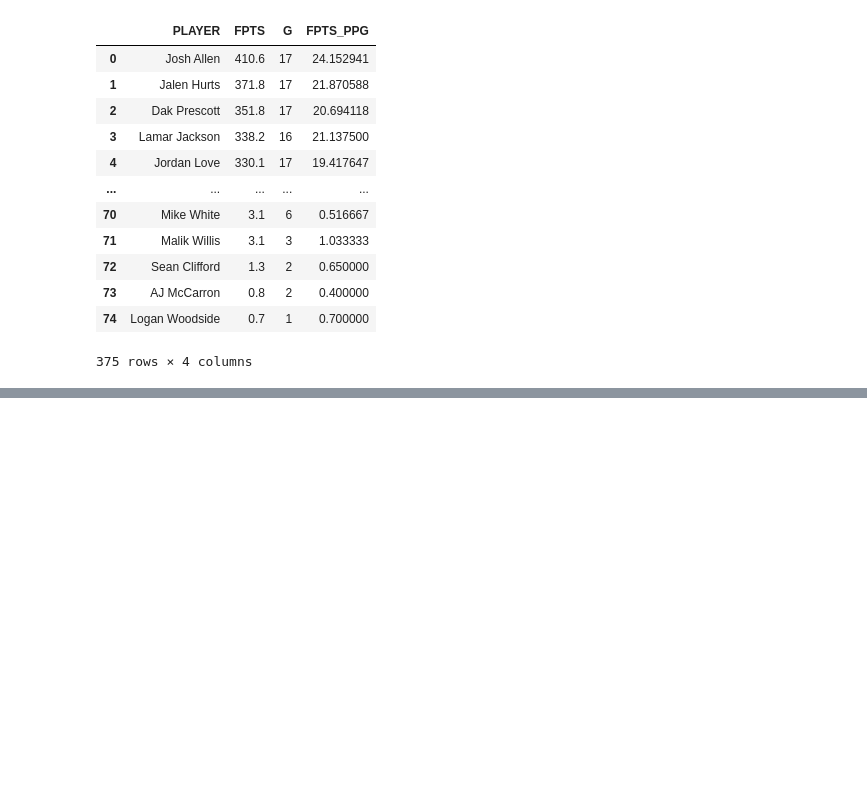
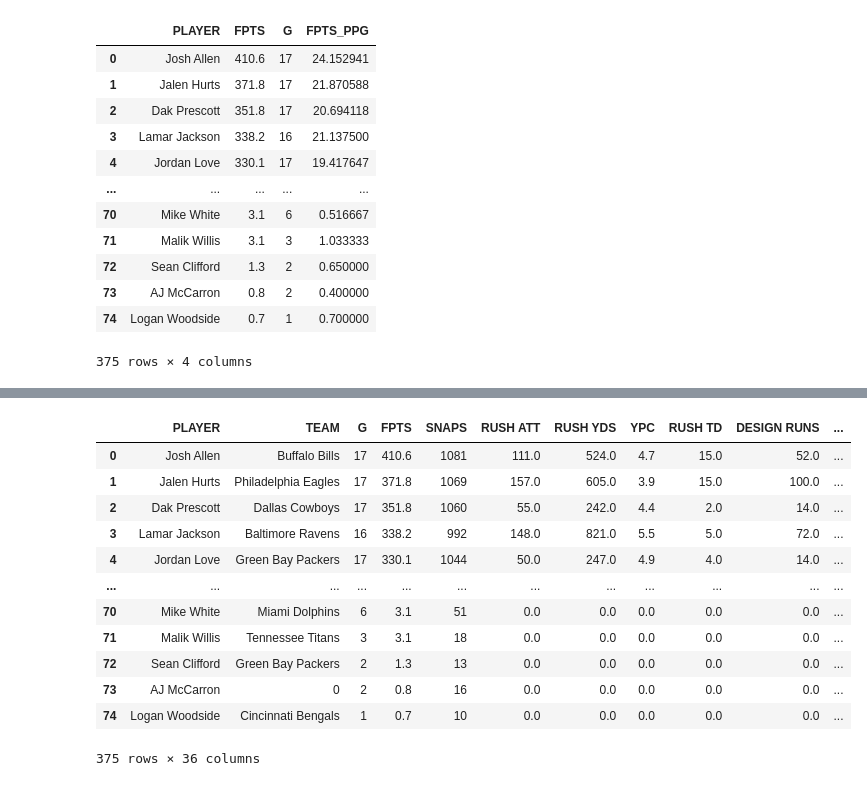
Before and after one commit to dschuler36/FFForecast, a Jupyter notebook: qb-model-building.ipynb, the cells around one changed output, grey strips where cells are left out. Saved outputs shown, nothing was run; the diff lists cells and outputs as text; code cells hidden in the pictures; blank space fills up the shorter version.

```diff
--- a/qb-model-building.ipynb
+++ b/qb-model-building.ipynb
@@ -74,0 +176,16 @@ target_var
+# %%
+data
+# %% [output]
+|  | PLAYER | TEAM | G | FPTS | SNAPS | RUSH ATT | RUSH YDS | YPC | RUSH TD | DESIGN RUNS | ... |
+| 0 | Josh Allen | Buffalo Bills | 17 | 410.6 | 1081 | 111.0 | 524.0 | 4.7 | 15.0 | 52.0 | ... |
+| 1 | Jalen Hurts | Philadelphia Eagles | 17 | 371.8 | 1069 | 157.0 | 605.0 | 3.9 | 15.0 | 100.0 | ... |
+| 2 | Dak Prescott | Dallas Cowboys | 17 | 351.8 | 1060 | 55.0 | 242.0 | 4.4 | 2.0 | 14.0 | ... |
+| 3 | Lamar Jackson | Baltimore Ravens | 16 | 338.2 | 992 | 148.0 | 821.0 | 5.5 | 5.0 | 72.0 | ... |
+| 4 | Jordan Love | Green Bay Packers | 17 | 330.1 | 1044 | 50.0 | 247.0 | 4.9 | 4.0 | 14.0 | ... |
+| ... | ... | ... | ... | ... | ... | ... | ... | ... | ... | ... | ... |
+| 70 | Mike White | Miami Dolphins | 6 | 3.1 | 51 | 0.0 | 0.0 | 0.0 | 0.0 | 0.0 | ... |
+| 71 | Malik Willis | Tennessee Titans | 3 | 3.1 | 18 | 0.0 | 0.0 | 0.0 | 0.0 | 0.0 | ... |
+| 72 | Sean Clifford | Green Bay Packers | 2 | 1.3 | 13 | 0.0 | 0.0 | 0.0 | 0.0 | 0.0 | ... |
+| 73 | AJ McCarron | 0 | 2 | 0.8 | 16 | 0.0 | 0.0 | 0.0 | 0.0 | 0.0 | ... |
+| 74 | Logan Woodside | Cincinnati Bengals | 1 | 0.7 | 10 | 0.0 | 0.0 | 0.0 | 0.0 | 0.0 | ... |
+375 rows × 36 columns
```
Also changed, not shown: parts of 5 cells of this notebook, 6 other files.
